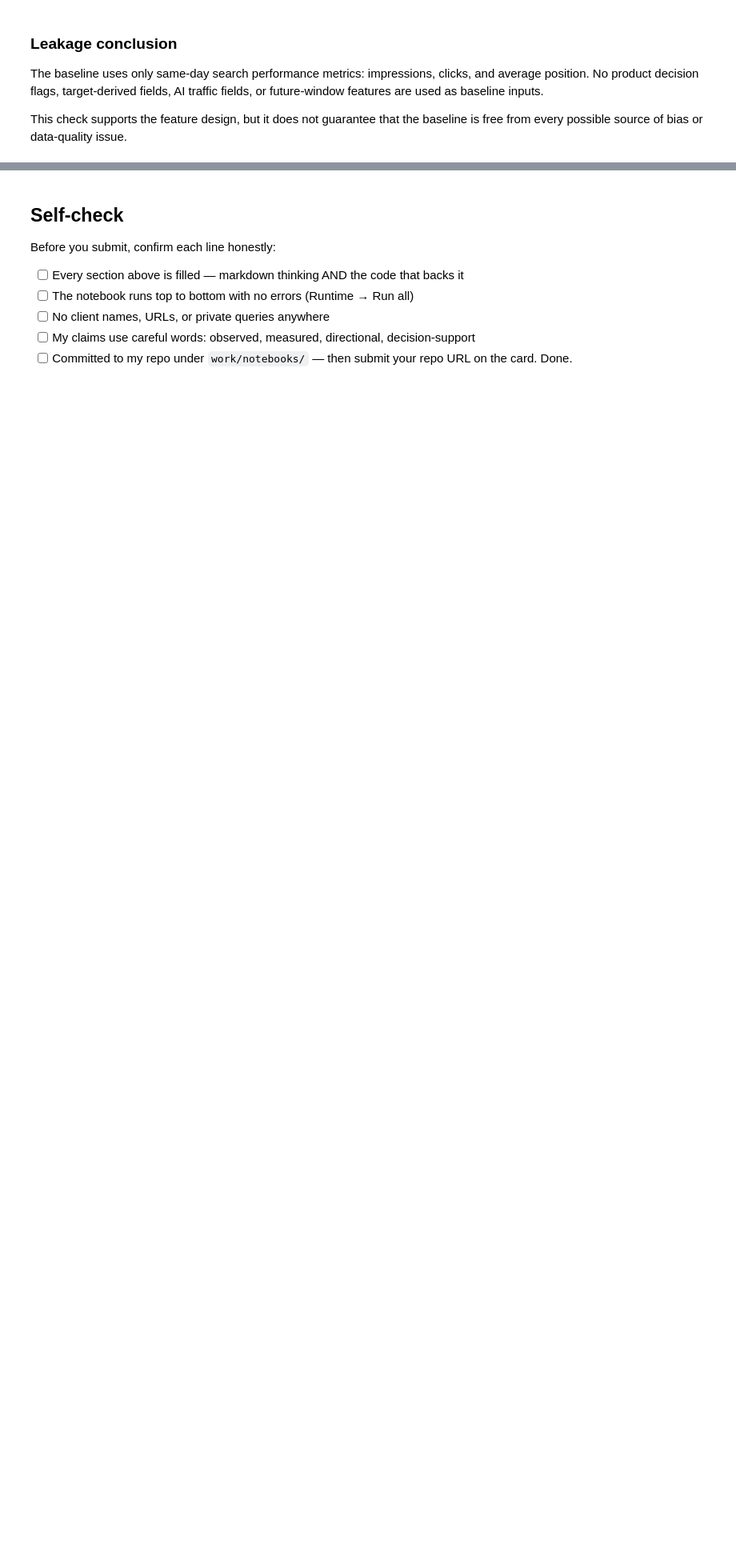
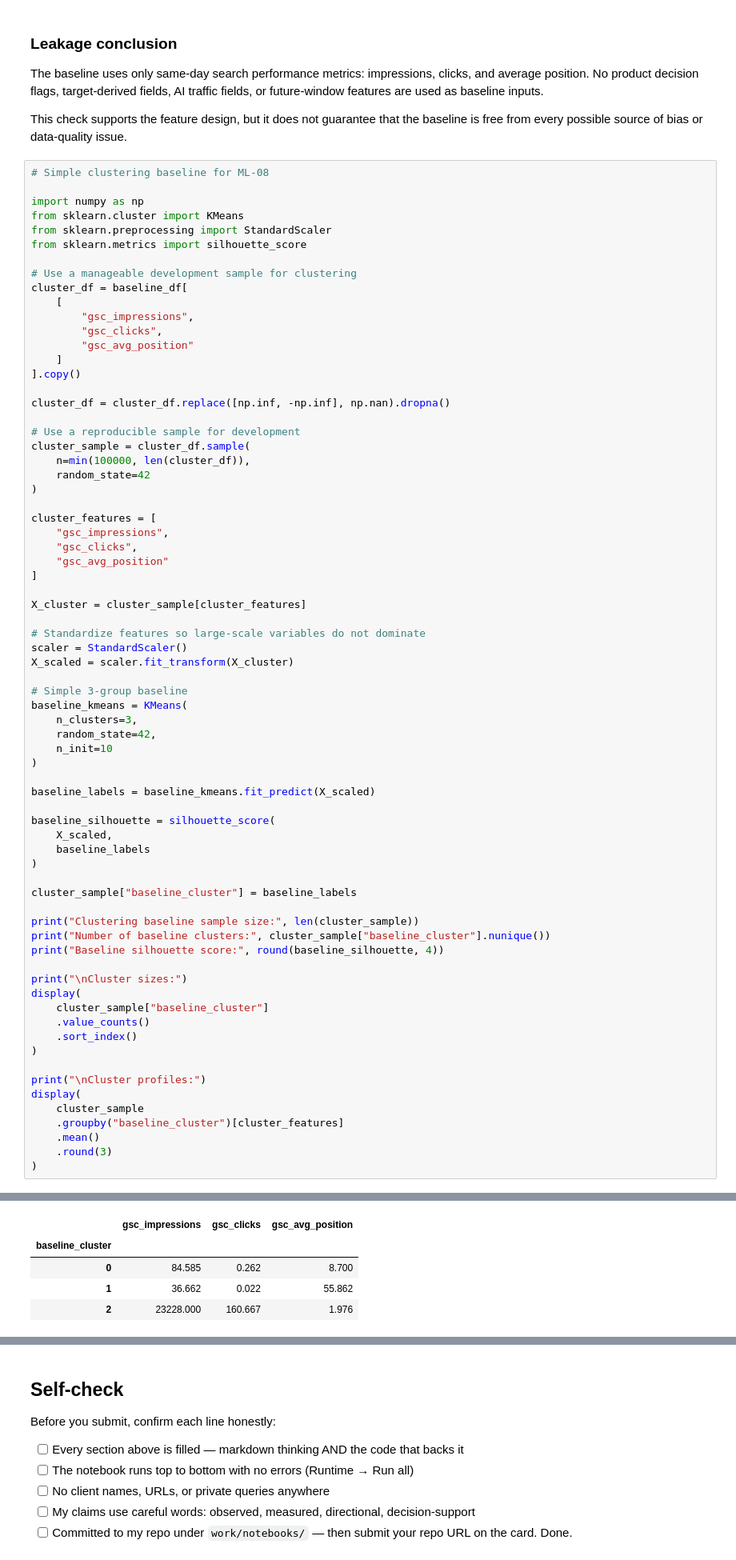
Before and after one commit to NaghamZidiah/FlyRank-ML-Internship, a Jupyter notebook: work/notebooks/w04_baseline_score.ipynb, the cells around one changed output, grey strips where cells are left out. Shown at 80% size. Saved outputs shown, nothing was run; the diff lists cells and outputs as text; blank space fills up the shorter version.

```diff
--- a/work/notebooks/w04_baseline_score.ipynb
+++ b/work/notebooks/w04_baseline_score.ipynb
@@ -497,3 +497,75 @@ Leakage check passed.
 The baseline uses only same-day search performance metrics: impressions, clicks, and average position. No product decision flags, target-derived fields, AI traffic fields, or future-window features are used as baseline inputs.
 
 This check supports the feature design, but it does not guarantee that the baseline is free from every possible source of bias or data-quality issue.
+# %%
+# Simple clustering baseline for ML-08
+
+import numpy as np
+from sklearn.cluster import KMeans
+from sklearn.preprocessing import StandardScaler
+from sklearn.metrics import silhouette_score
+
+# Use a manageable development sample for clustering
+cluster_df = baseline_df[
+    [
+        "gsc_impressions",
+        "gsc_clicks",
+        "gsc_avg_position"
+    ]
+].copy()
+
+cluster_df = cluster_df.replace([np.inf, -np.inf], np.nan).dropna()
+
+# Use a reproducible sample for development
+cluster_sample = cluster_df.sample(
+    n=min(100000, len(cluster_df)),
+    random_state=42
+)
+
+cluster_features = [
+    "gsc_impressions",
+    "gsc_clicks",
+    "gsc_avg_position"
+]
+
+X_cluster = cluster_sample[cluster_features]
+
+# Standardize features so large-scale variables do not dominate
+scaler = StandardScaler()
+X_scaled = scaler.fit_transform(X_cluster)
+
+# Simple 3-group baseline
+baseline_kmeans = KMeans(
+    n_clusters=3,
+    random_state=42,
+    n_init=10
+)
+
+baseline_labels = baseline_kmeans.fit_predict(X_scaled)
+
+baseline_silhouette = silhouette_score(
+    X_scaled,
+    baseline_labels
+)
+
+cluster_sample["baseline_cluster"] = baseline_labels
+
+print("Clustering baseline sample size:", len(cluster_sample))
+print("Number of baseline clusters:", cluster_sample["baseline_cluster"].nunique())
+print("Baseline silhouette score:", round(baseline_silhouette, 4))
+
+print("\nCluster sizes:")
+display(
+    cluster_sample["baseline_cluster"]
+    .value_counts()
+    .sort_index()
+)
+
+print("\nCluster profiles:")
+display(
+    cluster_sample
+    .groupby("baseline_cluster")[cluster_features]
+    .mean()
+    .round(3)
+)
+# %% [output]
@@ -499,0 +584,5 @@ This check supports the feature design, but it does not guarantee that the basel
+|  | gsc_impressions | gsc_clicks | gsc_avg_position |
+| baseline_cluster |  |  |  |
+| 0 | 84.585 | 0.262 | 8.700 |
+| 1 | 36.662 | 0.022 | 55.862 |
+| 2 | 23228.000 | 160.667 | 1.976 |
```
Also changed, not shown: parts of 2 cells of this notebook.
